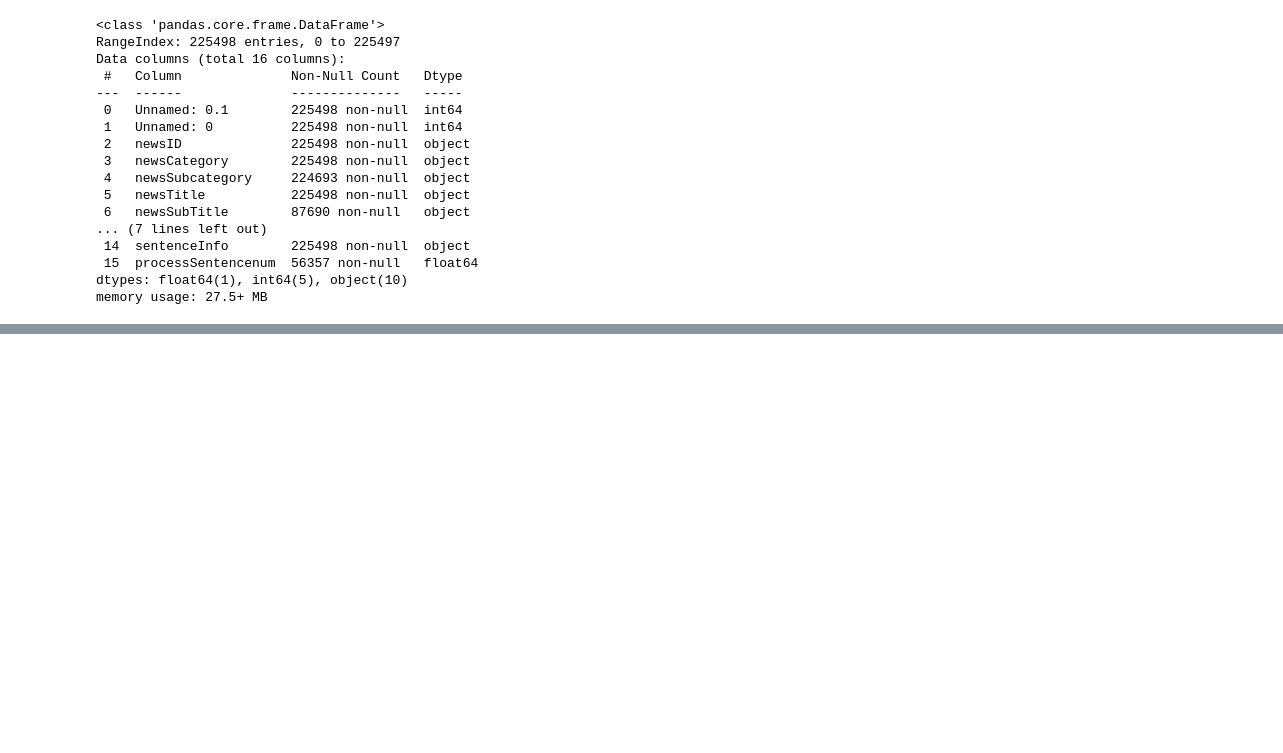
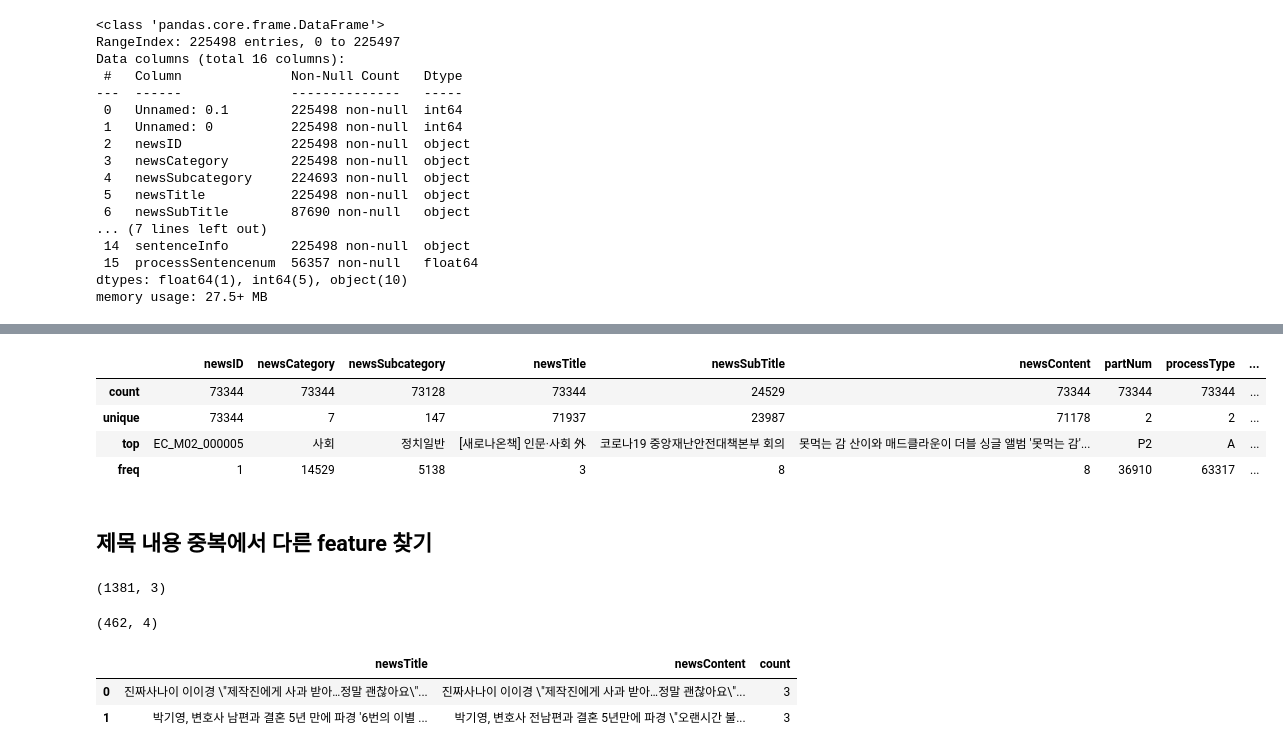
Before and after one commit to rriakang/Insightflow, a Jupyter notebook: preprocessing.ipynb, the cells around one changed output, grey strips where cells are left out. Drawn from its saved outputs; the diff is of its cells as text; code cells hidden in the pictures; blank space fills up the shorter version.

```diff
--- a/preprocessing.ipynb
+++ b/preprocessing.ipynb
@@ -331,0 +370,28 @@ train_data.describe(include='object')
+# %%
+validation.describe(include='object')
+# %% [output]
+|  | newsID | newsCategory | newsSubcategory | newsTitle | newsSubTitle | newsContent | partNum | processType | ... |
+| count | 73344 | 73344 | 73128 | 73344 | 24529 | 73344 | 73344 | 73344 | ... |
+| unique | 73344 | 7 | 147 | 71937 | 23987 | 71178 | 2 | 2 | ... |
+| top | EC_M02_000005 | 사회 | 정치일반 | [새로나온책] 인문·사회 外 | 코로나19 중앙재난안전대책본부 회의 | 못먹는 감 산이와 매드클라운이 더블 싱글 앨범 '못먹는 감'... | P2 | A | ... |
+| freq | 1 | 14529 | 5138 | 3 | 8 | 8 | 36910 | 63317 | ... |
+# %% [markdown]
+## 제목 내용 중복에서 다른 feature 찾기
+# %%
+a = validation[['newsTitle','newsContent']].value_counts().reset_index()
+new_val1 = a[a['count']!=1]
+new_val1.shape
+# %% [output]
+(1381, 3)
+# %%
+b = validation[['newsTitle','newsSubTitle','newsContent']].value_counts().reset_index()
+new_val2 = b[b['count']!=1]
+new_val2.shape
+# %% [output]
+(462, 4)
+# %%
+new_val1.head(2)
+# %% [output]
+|  | newsTitle | newsContent | count |
+| 0 | 진짜사나이 이이경 \"제작진에게 사과 받아…정말 괜찮아요\"... | 진짜사나이 이이경 \"제작진에게 사과 받아…정말 괜찮아요\"... | 3 |
+| 1 | 박기영, 변호사 남편과 결혼 5년 만에 파경 '6번의 이별 ... | 박기영, 변호사 전남편과 결혼 5년만에 파경 \"오랜시간 불... | 3 |
```
Also changed, not shown: parts of 27 cells of this notebook.
